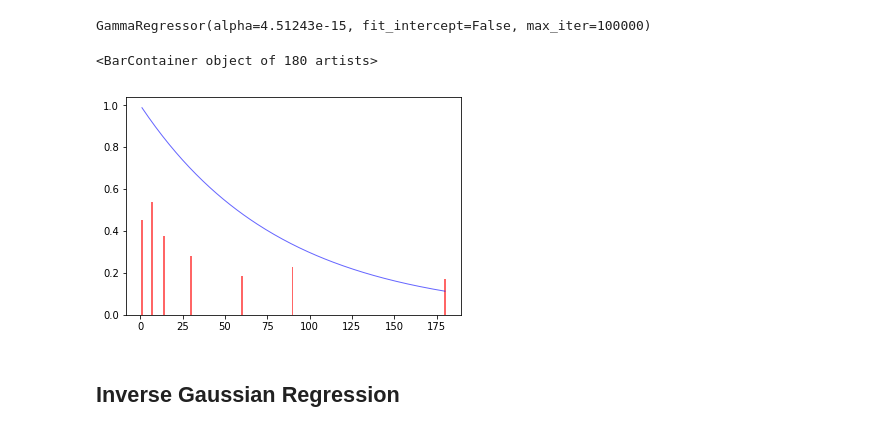
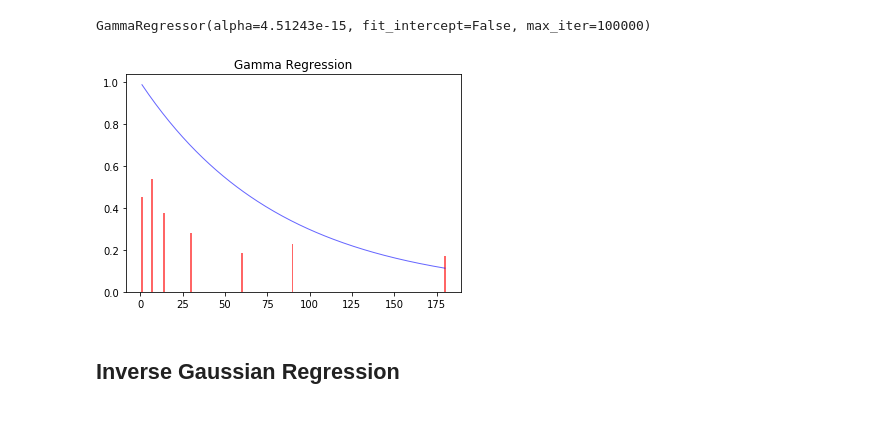
Before and after one commit to Pabi235/ML-code, a Jupyter notebook: TestAssignment/TestAssignment.ipynb, the cells around one changed output. Saved outputs shown, nothing was run; the diff lists cells and outputs as text; code cells hidden in the pictures.

```diff
--- a/TestAssignment/TestAssignment.ipynb
+++ b/TestAssignment/TestAssignment.ipynb
@@ -433,11 +433,11 @@ GammaRegressor(alpha=4.51243e-15, fit_intercept=False, max_iter=100000)
 GammPredictions = GammaDist.predict(TrainData)
 # %%
 fig, ax = plt.subplots(1, 1)
-ax.plot(days_since_install,GammPredictions, lw=1, alpha=0.6, label='LogNormal Variates',color = 'blue')
-ax.bar(days_since_install,RentionVals, lw=1, alpha=0.6, label='weibull_min pdf', color = 'red')
+ax.plot(days_since_install,GammPredictions, lw=1, alpha=0.6,color = 'blue')
+ax.bar(days_since_install,RentionVals, lw=1, alpha=0.6, color = 'red')
+ax.title.set_text('Gamma Regression')
 # %% [output]
-<BarContainer object of 180 artists>
-[figure, old version]
+[figure, new version]
 # %% [markdown]
 ## Inverse Gaussian Regression
 # %%
```
Also changed, not shown: parts of 9 cells of this notebook.
